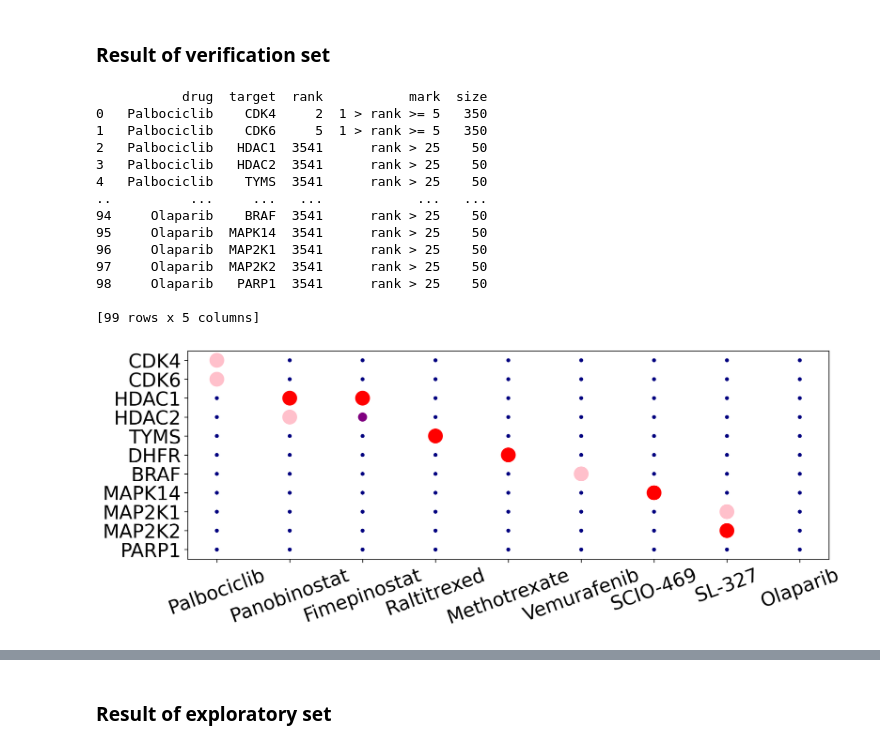
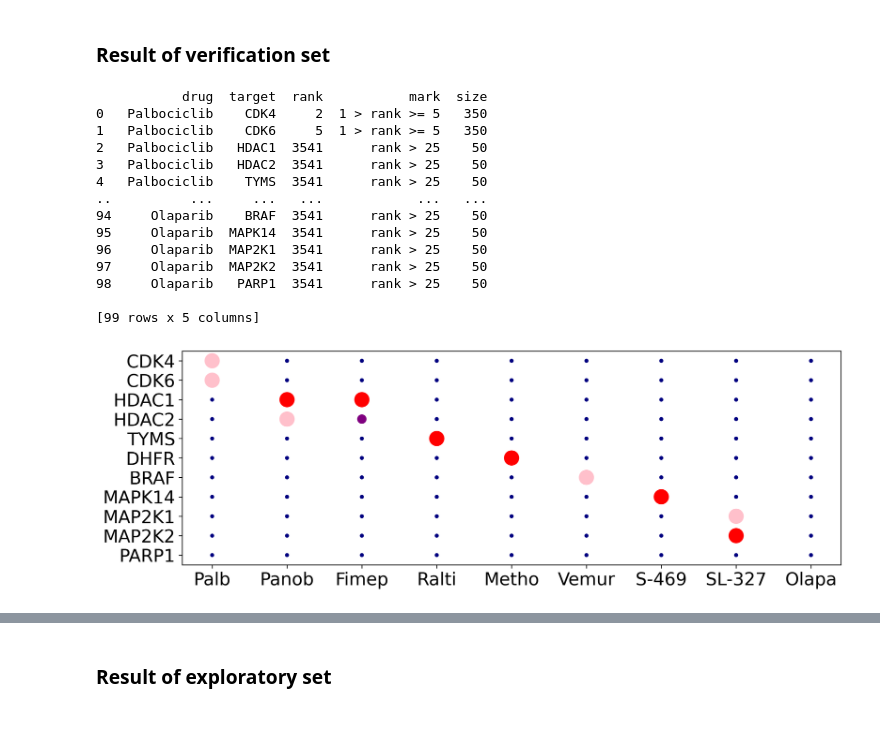
Before and after one commit to hcji/MAPS-iTSA, a Jupyter notebook: notebook/11_processing_data_without_staurosporine.ipynb, the cells around one changed output, grey strips where cells are left out. Cells and saved outputs as stored; diff of their text form; code cells hidden in the pictures; blank space fills up the shorter version.

```diff
--- a/notebook/11_processing_data_without_staurosporine.ipynb
+++ b/notebook/11_processing_data_without_staurosporine.ipynb
@@ -106,33 +106,33 @@ def plat_target_ranking(scores, drug_targets):
     plt_data.columns = ['drug', 'target', 'rank', 'mark', 'size']
     print(plt_data)
 
     flatui = ['red', 'pink', 'orange', 'purple', 'navy']
     hue_order = ['rank = 1', '1 > rank >= 5', '5 > rank >= 10', '10 > rank >= 25', 'rank > 25']
     my_cmap = ListedColormap(sns.color_palette(flatui).as_hex())
 
     plt.figure(dpi = 300, figsize = (12, 4))
     sns.scatterplot(x='drug', y='target', hue='mark', data=plt_data, size='size', palette = my_cmap.colors,
                     hue_order = hue_order, legend = False, sizes=(20, 250))
-    plt.xticks(fontsize = 20, rotation=20)
-    plt.yticks(fontsize = 20)
+    plt.xticks(fontsize = 18, ticks = np.arange(len(drugs)), labels = ['Palb', 'Panob', 'Fimep', 'Ralti', 'Metho', 'Vemur', 'S-469', 'SL-327', 'Olapa'])
+    plt.yticks(fontsize = 18)
     plt.xlabel('')
     plt.ylabel('')
     # plt.legend(loc='upper right', bbox_to_anchor=(1.39, 1), fontsize = 20, markerscale = 2)
 
 plat_target_ranking(scores, drug_targets)
 # %% [output]
            drug  target  rank           mark  size
 0   Palbociclib    CDK4     2  1 > rank >= 5   350
 1   Palbociclib    CDK6     5  1 > rank >= 5   350
 2   Palbociclib   HDAC1  3541      rank > 25    50
 3   Palbociclib   HDAC2  3541      rank > 25    50
 4   Palbociclib    TYMS  3541      rank > 25    50
 ..          ...     ...   ...            ...   ...
 94     Olaparib    BRAF  3541      rank > 25    50
 95     Olaparib  MAPK14  3541      rank > 25    50
 96     Olaparib  MAP2K1  3541      rank > 25    50
 97     Olaparib  MAP2K2  3541      rank > 25    50
 98     Olaparib   PARP1  3541      rank > 25    50
 
 [99 rows x 5 columns]
-[figure, old version]
+[figure, new version]
```
Also changed, not shown: parts of 2 cells of this notebook, 2 other files.
